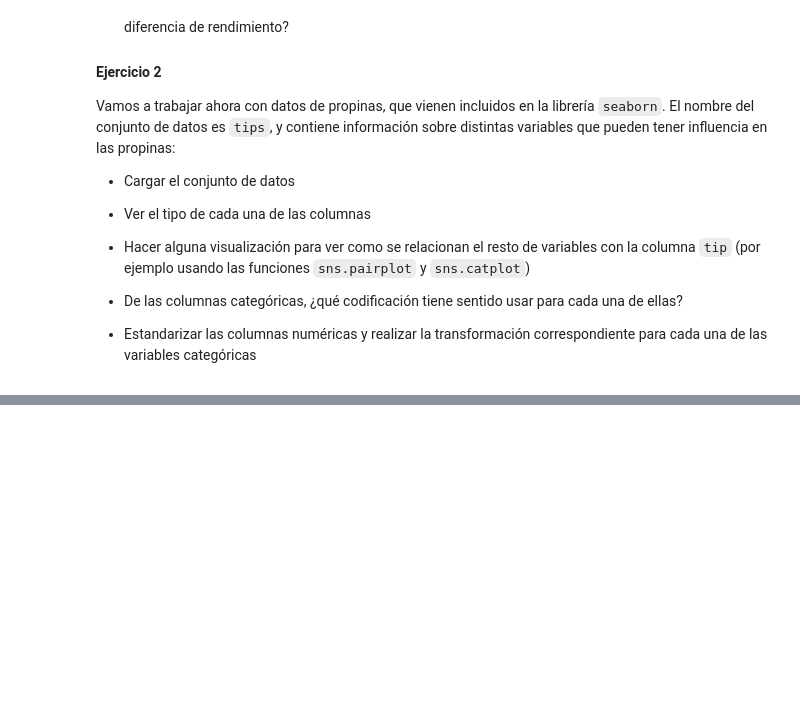
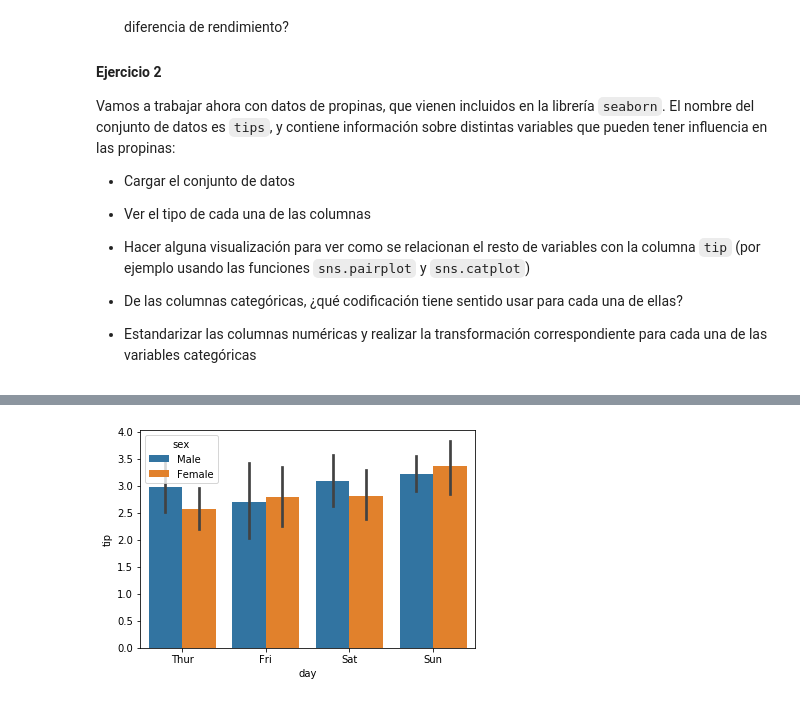
Before and after one commit to albertotb/curso-ml-python, a Jupyter notebook: notebook/sklearn/02-preprocessing.ipynb, the cells around one changed output, grey strips where cells are left out. Saved outputs shown, nothing was run; the diff lists cells and outputs as text; code cells hidden in the pictures; blank space fills up the shorter version.

```diff
--- a/notebook/sklearn/02-preprocessing.ipynb
+++ b/notebook/sklearn/02-preprocessing.ipynb
@@ -272,0 +353,4 @@ Vamos a trabajar ahora con datos de propinas, que vienen incluidos en la librer
+# %%
+sns.barplot(x='day', y='tip', hue='sex', data=tips);
+# %% [output]
+[figure, added]
```
Also changed, not shown: parts of 19 cells of this notebook, 6 other files.
